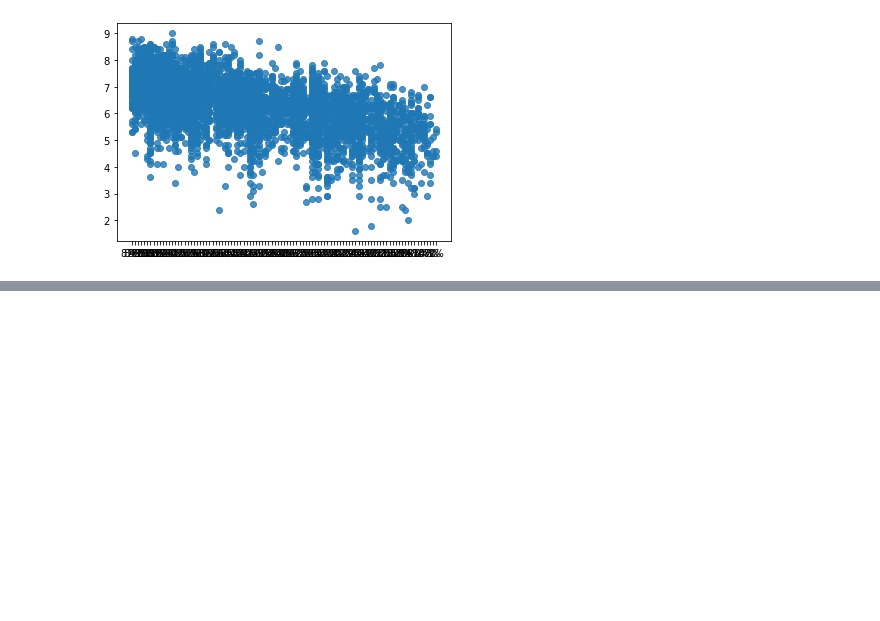
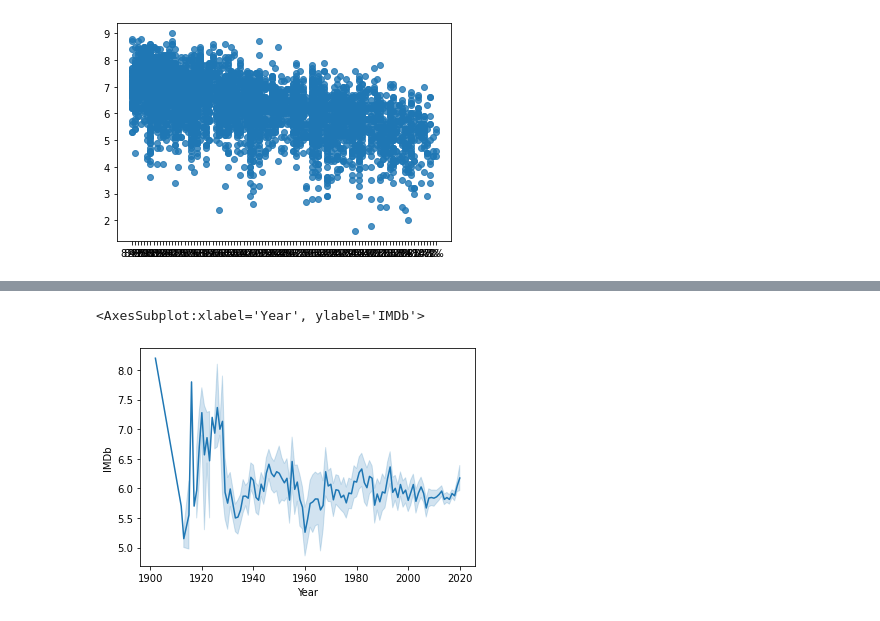
Before and after one commit to corinamc/my_python_activity, a Jupyter notebook: Canopy Movies (Countplot, Histogram, Scatterplot).ipynb, the cells around one changed output, grey strips where cells are left out. Cells and saved outputs as stored; diff of their text form; code cells hidden in the pictures; blank space fills up the shorter version.

```diff
--- a/Canopy Movies (Countplot, Histogram, Scatterplot).ipynb
+++ b/Canopy Movies (Countplot, Histogram, Scatterplot).ipynb
@@ -81,0 +99,6 @@ UFuncTypeError: ufunc 'multiply' did not contain a loop with signature matching
+# %%
+# Plot a lineplot to identify possible trends by comparing the movies' release year and their IMDb ratings.
+sns.lineplot(x='Year', y='IMDb', data=movies_ott)
+# %% [output]
+<AxesSubplot:xlabel='Year', ylabel='IMDb'>
+[figure, added]
```
Also changed, not shown: parts of 7 cells of this notebook.
